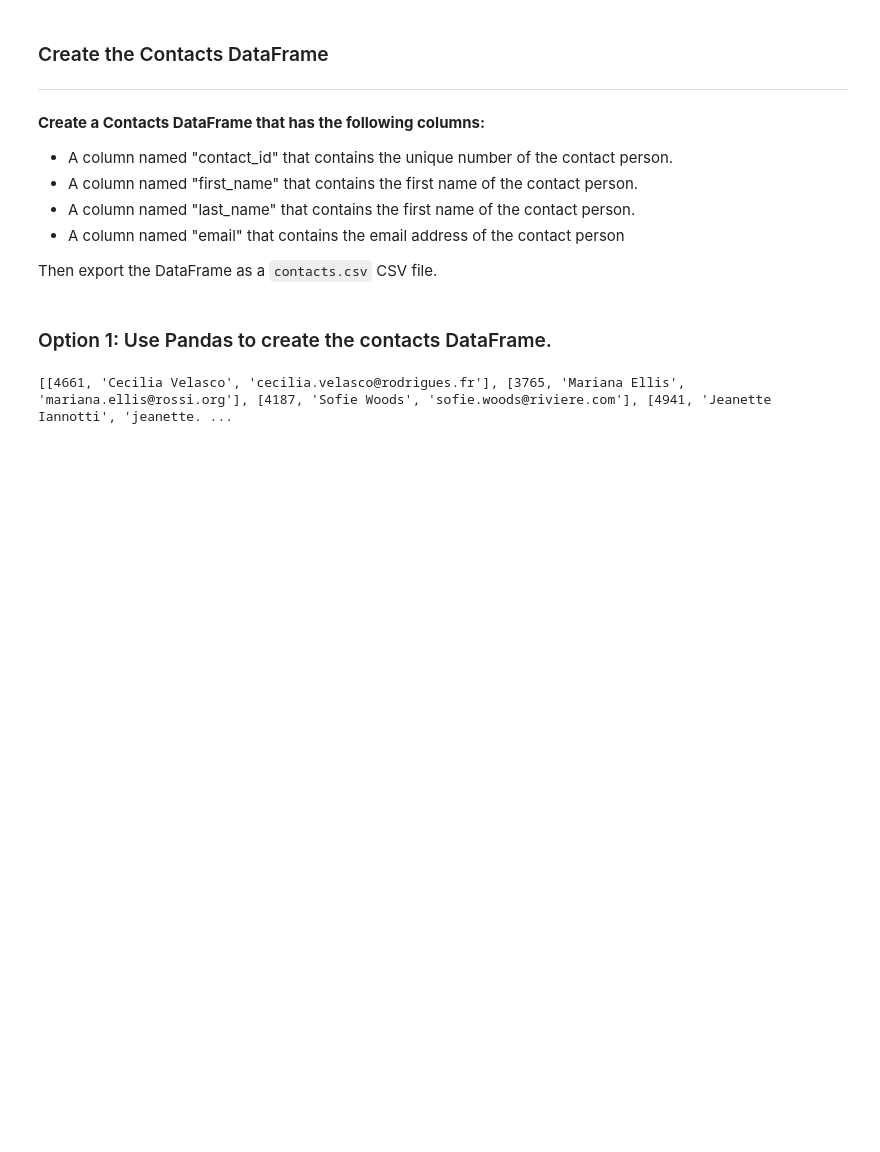
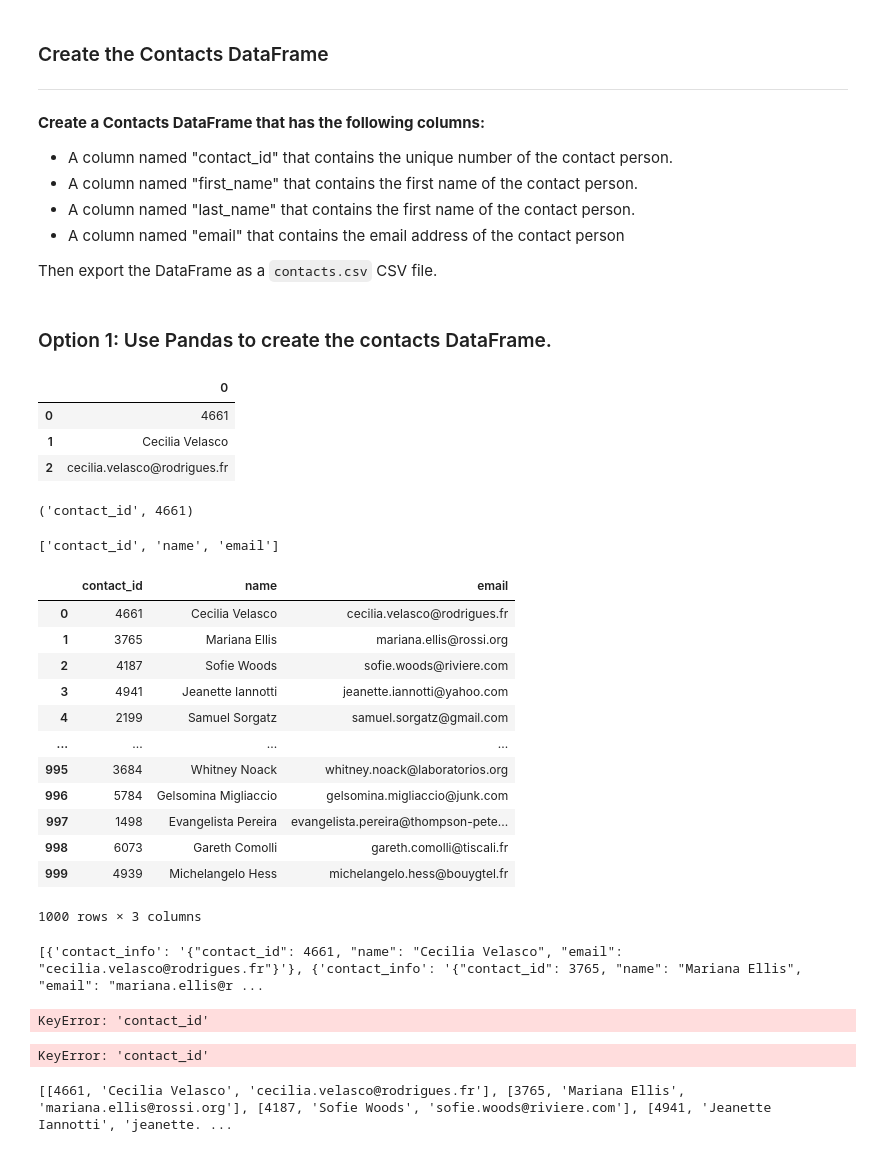
Before and after one commit to A-bearr/Crowdfunding_ETL, a Jupyter notebook: ETL_Mini_Project_Starter_Code_Group_4.ipynb, the cells around one changed output. Saved outputs shown, nothing was run; the diff lists cells and outputs as text; code cells hidden in the pictures; blank space fills up the shorter version.

```diff
--- a/ETL_Mini_Project_Starter_Code_Group_4.ipynb
+++ b/ETL_Mini_Project_Starter_Code_Group_4.ipynb
@@ -332,6 +332,86 @@ contact_info_df.head()
 Then export the DataFrame as a `contacts.csv` CSV file.
 # %% [markdown]
 ### Option 1: Use Pandas to create the contacts DataFrame.
+# %%
+pd.DataFrame(json.loads(contact_info_df.iloc[0][0]).values())
+# %% [output]
+|  | 0 |
+| 0 | 4661 |
+| 1 | Cecilia Velasco |
+| 2 | cecilia.velasco@rodrigues.fr |
+# %%
+list(json.loads(contact_info_df.iloc[0][0]).items())[0]
+# %% [output]
+('contact_id', 4661)
+# %%
+list(json.loads(contact_info_df.iloc[0][0]).keys())
+# %% [output]
+['contact_id', 'name', 'email']
+# %%
+values = []
+for index, row in contact_info_df.iterrows():
+    converted_data = json.loads(row[0])
+    values.append(converted_data.values())
+# %%
+df = pd.DataFrame(values, columns = list(json.loads(contact_info_df.iloc[0][0]).keys()))
+df
+# %% [output]
+|  | contact_id | name | email |
+| 0 | 4661 | Cecilia Velasco | cecilia.velasco@rodrigues.fr |
+| 1 | 3765 | Mariana Ellis | mariana.ellis@rossi.org |
+| 2 | 4187 | Sofie Woods | sofie.woods@riviere.com |
+| 3 | 4941 | Jeanette Iannotti | jeanette.iannotti@yahoo.com |
+| 4 | 2199 | Samuel Sorgatz | samuel.sorgatz@gmail.com |
+| ... | ... | ... | ... |
+| 995 | 3684 | Whitney Noack | whitney.noack@laboratorios.org |
+| 996 | 5784 | Gelsomina Migliaccio | gelsomina.migliaccio@junk.com |
+| 997 | 1498 | Evangelista Pereira | evangelista.pereira@thompson-pete... |
+| 998 | 6073 | Gareth Comolli | gareth.comolli@tiscali.fr |
+| 999 | 4939 | Michelangelo Hess | michelangelo.hess@bouygtel.fr |
+1000 rows × 3 columns
+# %%
+import json
+dict_values = []
+for index, row in contact_info_df.iterrows():
+    row_dict = row.to_dict()
+    dict_values.append(row_dict)
+print(dict_values)
+# %% [output]
+[{'contact_info': '{"contact_id": 4661, "name": "Cecilia Velasco", "email": "cecilia.velasco@rodrigues.fr"}'}, {'contact_info': '{"contact_id": 3765, "name": "Mariana Ellis", "email": "mariana.ellis@r ...
+# %%
+
+import json
+dict_values = [{
+    "contact_id": [],
+    "name": [],
+    "email": []
+}]
+
+for index, row in contact_info_df.iterrows():
+    dict_values.append([row["contact_id"], row["name"], row["email"]])
+    json.loads
+# Print out the list of values for each row.
+# print(json.dumps(dict_values, indent=4))
+print(dict_values)
+# %% [output]
+KeyError: 'contact_id'
+# %%
+# Iterate through the contact_info_df and convert each row to a dictionary.
+import json
+dict_values = [{
+    'contact_id': [],
+    'name': [],
+    'email': []
+}]
+
+for index, row in contact_info_df.iterrows():
+    dict_values.append([row['contact_id'], row['name'], row['email']])
+
+# Print out the list of values for each row.
+# print(json.dumps(dict_values, indent=4))
+print(dict_values)
+# %% [output]
+KeyError: 'contact_id'
 # %%
 # Iterate through the contact_info_df and convert each row to a dictionary.
 import json
```
Also changed, not shown: parts of 2 cells of this notebook.
